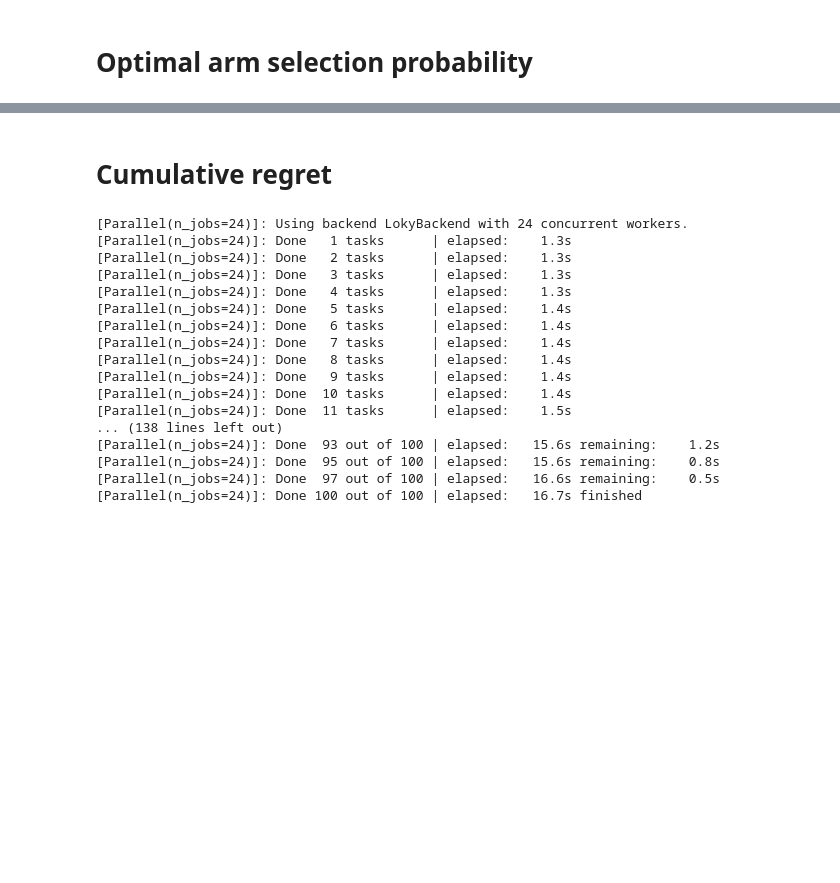
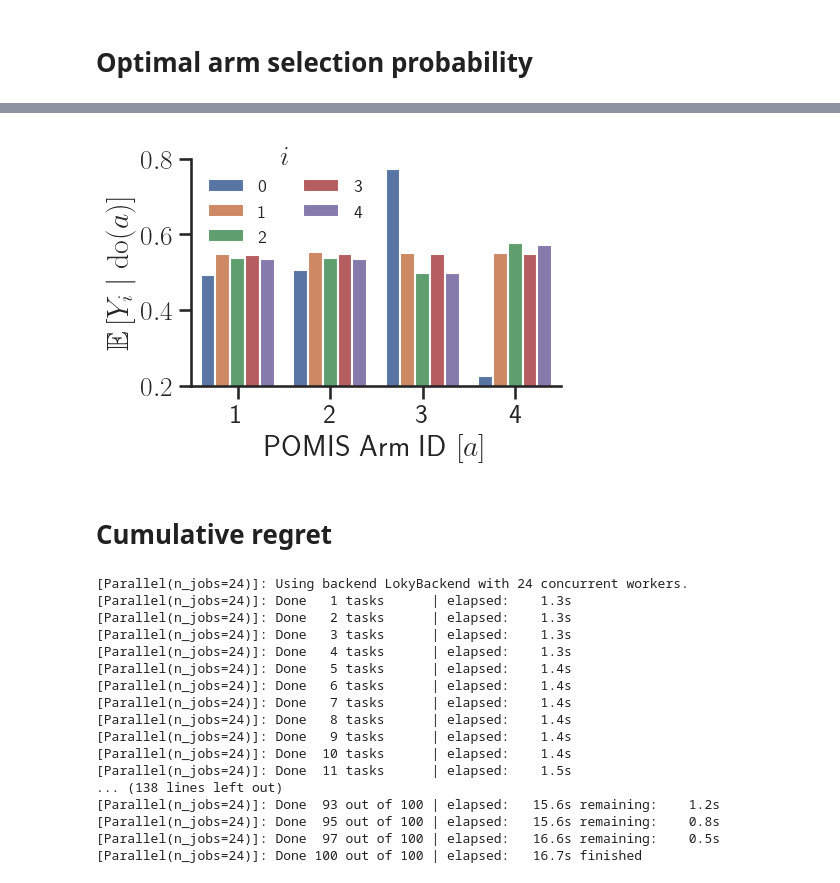
Before and after one commit to neildhir/non-stationary-causal-bandits, a Jupyter notebook: notebooks/plots_for_paper.ipynb, the cells around one changed output, grey strips where cells are left out. Cells and saved outputs as stored; diff of their text form; code cells hidden in the pictures; blank space fills up the shorter version.

```diff
--- a/notebooks/plots_for_paper.ipynb
+++ b/notebooks/plots_for_paper.ipynb
@@ -143,3 +137,9 @@ plot_probability(m, 0, 5, 10000, 250, 'TS_10000_rounds_v1')
+# %%
+pomis_ids = range(1,5)
+rewards = deepcopy(m.reward_distribution)
+superimposed_rewards_plot(rewards, pomis_ids=pomis_ids, ymin=0.2, ymax=0.8, save=False)
+# %% [output]
+[figure, added]
 # %% [markdown]
 # Cumulative regret
 # %%
```
Also changed, not shown: parts of 7 cells of this notebook, 27 other files.
